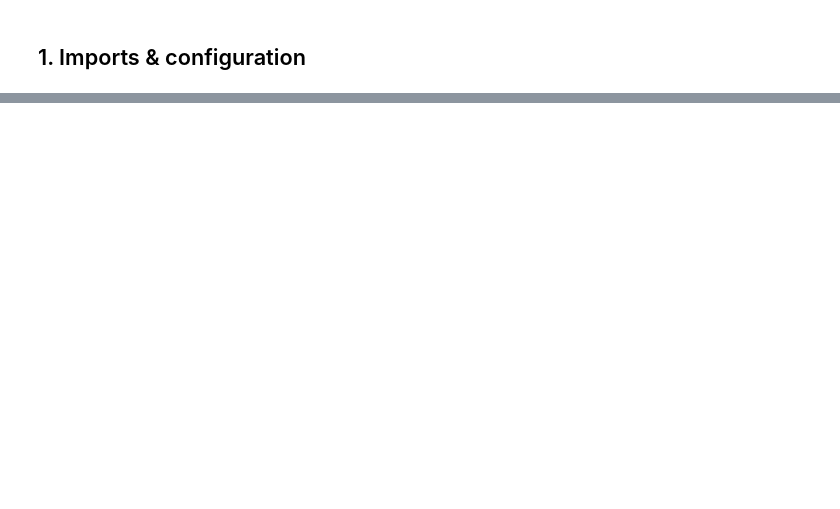
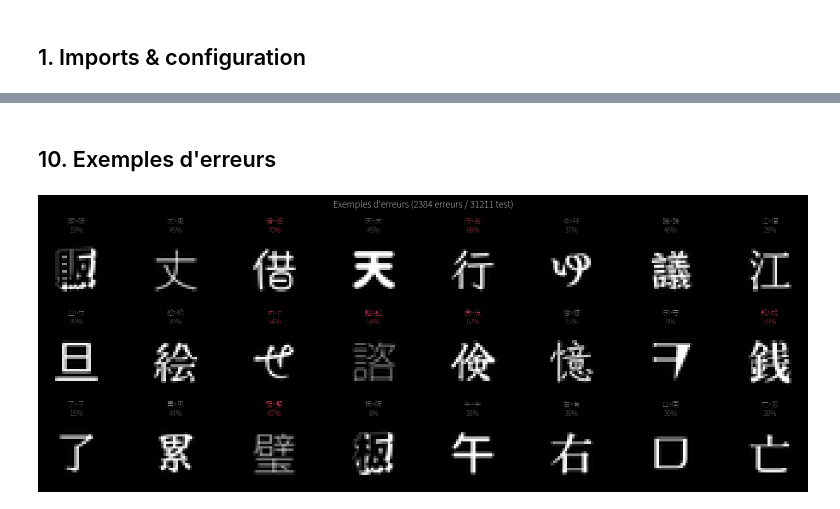
Before and after one commit to Seanas-A/japanese-flash-card, a Jupyter notebook: kana-cnn/train.ipynb, the cells around one changed output, grey strips where cells are left out. Cells and saved outputs as stored; diff of their text form; code cells hidden in the pictures; blank space fills up the shorter version.

```diff
--- a/kana-cnn/train.ipynb
+++ b/kana-cnn/train.ipynb
@@ -620,0 +542,26 @@ Plots sauvegardés dans plots/
+# %% [markdown]
+## 10. Exemples d'erreurs
+# %%
+errors = np.where(y_pred != y_test)[0]
+n_show = min(24, len(errors))
+sample_errors = np.random.choice(errors, n_show, replace=False)
+
+fig, axes = plt.subplots(3, 8, figsize=(16, 6))
+for i, idx in enumerate(sample_errors):
+    ax = axes[i // 8, i % 8]
+    ax.imshow(X_test[idx, :, :, 0], cmap="gray", vmin=0, vmax=1)
+    true_char = label_info[y_test[idx]]["char"]
+    pred_char = label_info[y_pred[idx]]["char"]
+    conf = y_pred_proba[idx, y_pred[idx]]
+    ax.set_title(f"{true_char}>{pred_char}\n{conf:.0%}", fontsize=10,
+                 color="#e94560" if conf > 0.5 else "#888")
+    ax.axis("off")
+
+for i in range(n_show, 24):
+    axes[i // 8, i % 8].axis("off")
+
+fig.suptitle(f"Exemples d'erreurs ({len(errors)} erreurs / {len(y_test)} test)", fontsize=13)
+plt.tight_layout()
+plt.show()
+# %% [output]
+[figure, added]
```
Also changed, not shown: parts of 51 cells of this notebook, 10 other files.
